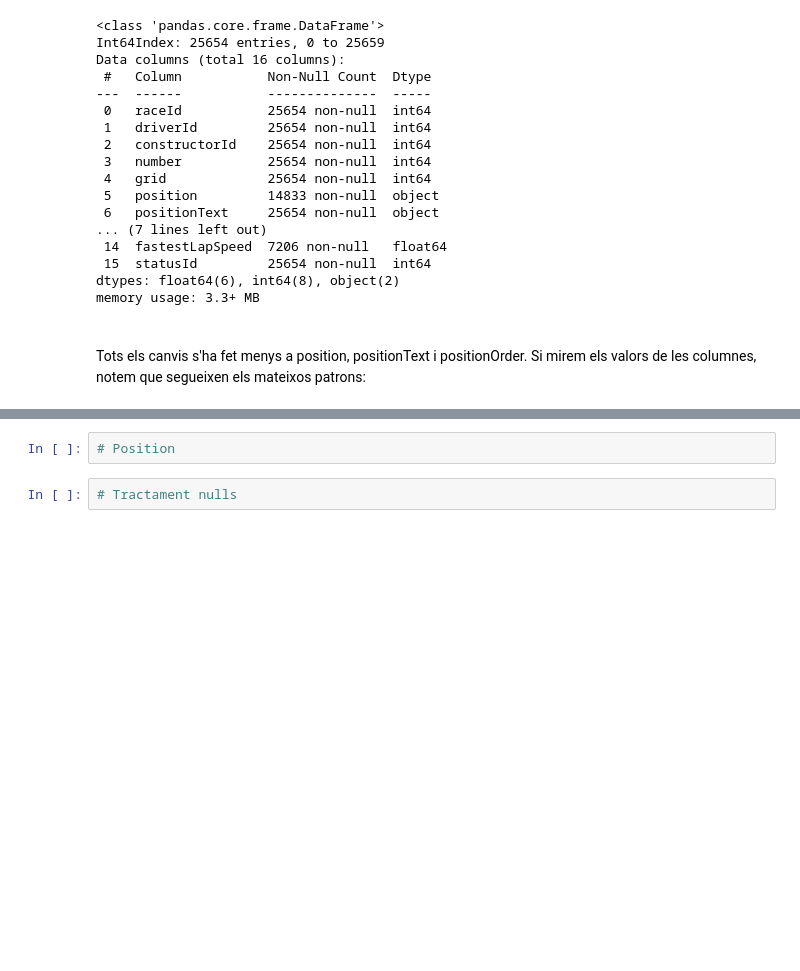
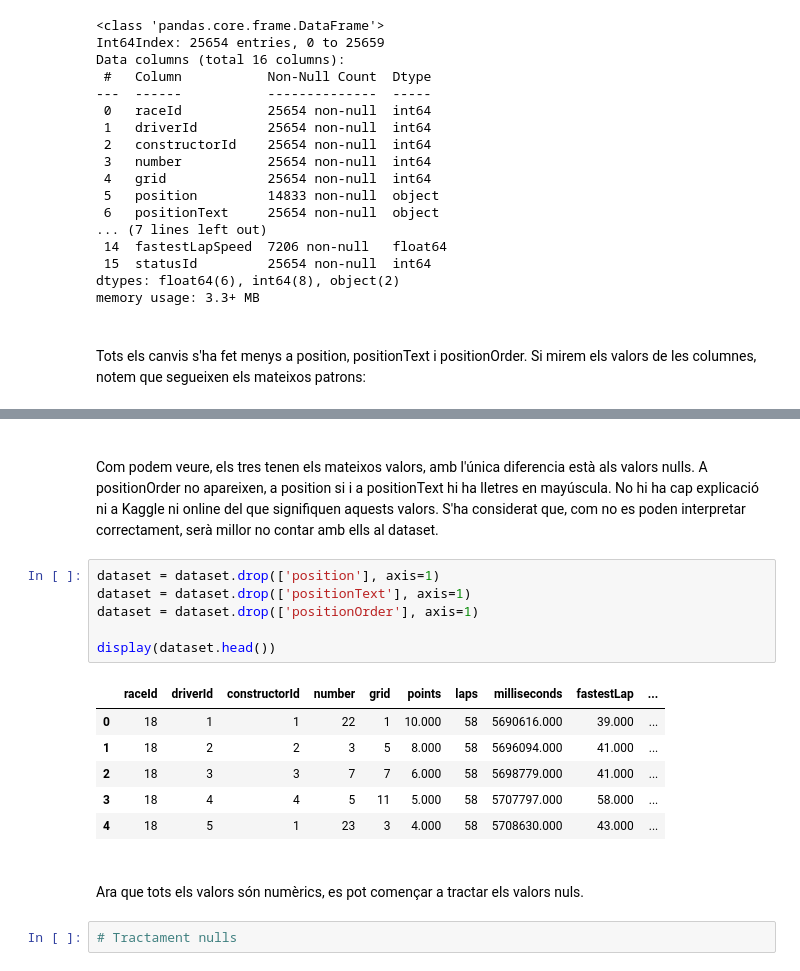
Before and after one commit to Nara-On/Practica3APC-Kaggle, a Jupyter notebook: Practica3APC-Kaggle.ipynb, the cells around one changed output, grey strips where cells are left out. Drawn from its saved outputs; the diff is of its cells as text; blank space fills up the shorter version.

```diff
--- a/Practica3APC-Kaggle.ipynb
+++ b/Practica3APC-Kaggle.ipynb
@@ -584,5 +582,24 @@ dataset[['position', 'positionText', 'positionOrder']][0:10]
+# %% [markdown]
+<br >
+
+Com podem veure, els tres tenen els mateixos valors, amb l'única diferencia està als valors nulls. A positionOrder no apareixen, a position si i a positionText hi ha lletres en mayúscula. No hi ha cap explicació ni a Kaggle ni online del que signifiquen aquests valors. S'ha considerat que, com no es poden interpretar correctament, serà millor no contar amb ells al dataset.
 # %%
-# Position
+dataset = dataset.drop(['position'], axis=1)
+dataset = dataset.drop(['positionText'], axis=1)
+dataset = dataset.drop(['positionOrder'], axis=1)
+
+display(dataset.head())
+# %% [output]
+|  | raceId | driverId | constructorId | number | grid | points | laps | milliseconds | fastestLap | ... |
+| 0 | 18 | 1 | 1 | 22 | 1 | 10.000 | 58 | 5690616.000 | 39.000 | ... |
+| 1 | 18 | 2 | 2 | 3 | 5 | 8.000 | 58 | 5696094.000 | 41.000 | ... |
+| 2 | 18 | 3 | 3 | 7 | 7 | 6.000 | 58 | 5698779.000 | 41.000 | ... |
+| 3 | 18 | 4 | 4 | 5 | 11 | 5.000 | 58 | 5707797.000 | 58.000 | ... |
+| 4 | 18 | 5 | 1 | 23 | 3 | 4.000 | 58 | 5708630.000 | 43.000 | ... |
+# %% [markdown]
+<br >
+
+Ara que tots els valors són numèrics, es pot començar a tractar els valors nuls.
 # %%
 # Tractament nulls
 # %%
```
Also changed, not shown: parts of 2 cells of this notebook.
